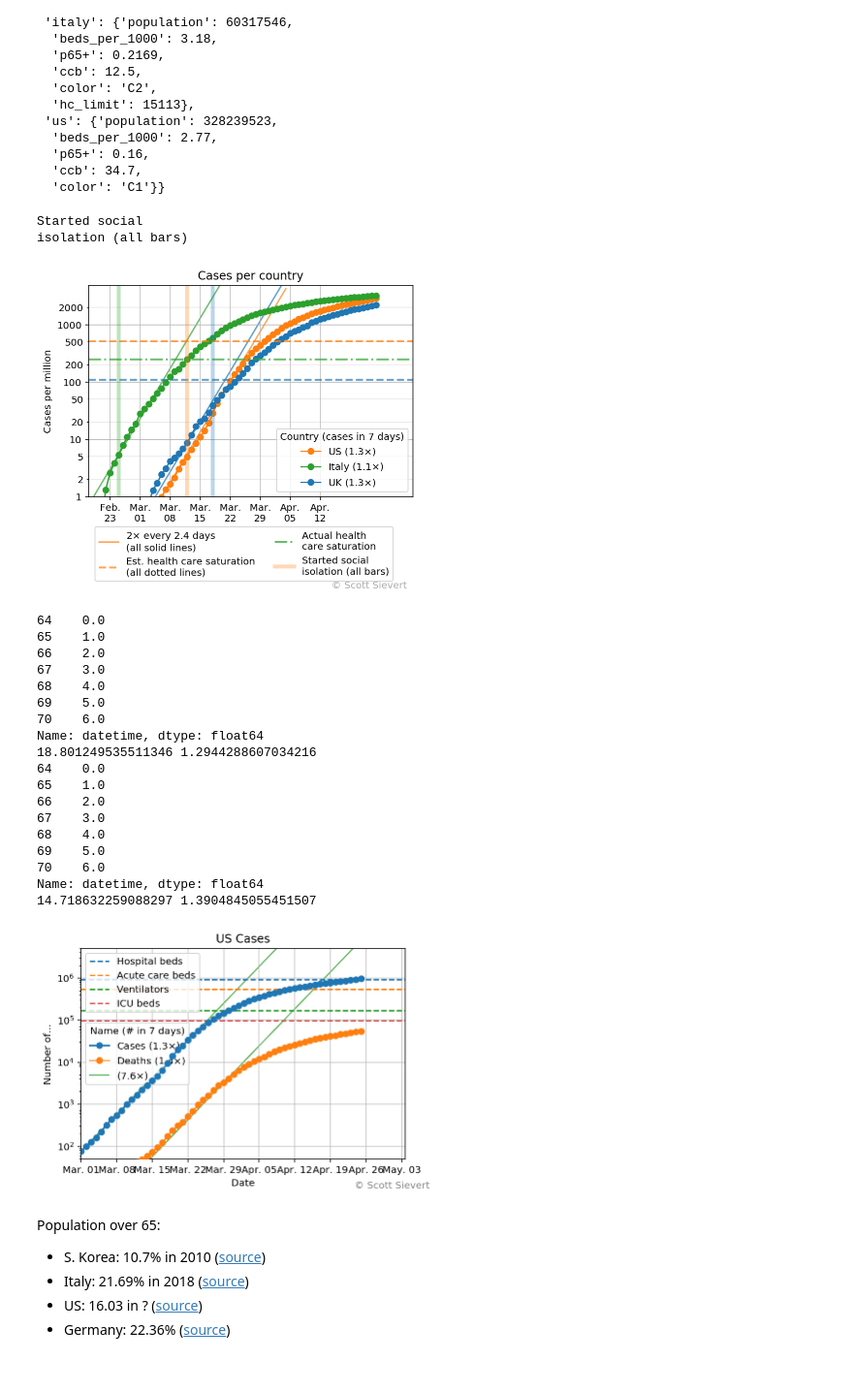
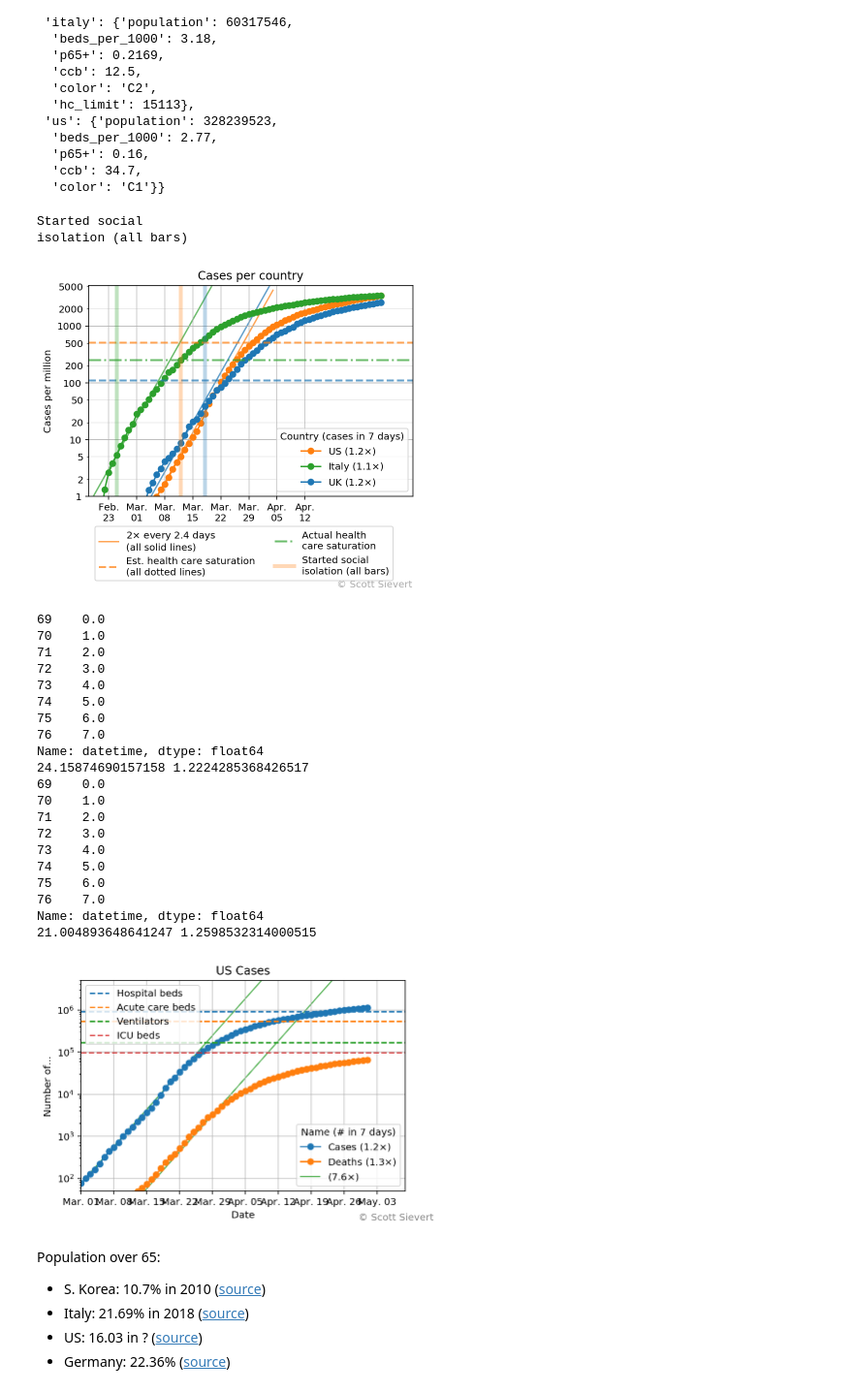
Before and after one commit to stsievert/covid-19, a Jupyter notebook: coronavirus.ipynb, the cells around one changed output. Shown at 97% size. Saved outputs shown, nothing was run; the diff lists cells and outputs as text; code cells hidden in the pictures.

```diff
--- a/coronavirus.ipynb
+++ b/coronavirus.ipynb
@@ -88,7 +88,7 @@ import numpy as np
 from datetime import datetime
 
 df["year"] = 2020
-months = {"Jan": 1, "Feb": 2, "Mar": 3, "Apr": 4}
+months = {"Jan": 1, "Feb": 2, "Mar": 3, "Apr": 4, "May": 5}
 df["month"] = df["date"].apply(lambda x: months[x.split(" ")[0]])
 df["day"] = df["date"].apply(lambda x: int(x.split(" ")[1]))
 
@@ -589,7 +589,7 @@ fig.savefig("imgs/rate.png", bbox_inches="tight", dpi=300)
 # %% [output]
 Started social
 isolation (all bars)
-[figure, old version]
+[figure, new version]
 # %%
 from datetime import timedelta
 us = {
@@ -620,7 +620,7 @@ for k, var in enumerate(["cases", "deaths"]):
         label = "Cases"
     elif var == "deaths":
         label = "Deaths"
-    line, = ax.plot(show.datetime, show.cases, f"C{k}o-", label=f"{label} ({weekly_rate:0.1f}$\\times$)", zorder=100)
+    line, = ax.plot(show.datetime, show.cases, f"C{k}o-", label=f"{label} ({weekly_rate:0.1f}$\\times$)")#, zorder=100)
     lines.append(line)
 
 ax.set_xlim(mdates.date2num(datetime(2020, 3, 1)), datetime.now() + timedelta(7))
@@ -636,55 +636,57 @@ lines.append(line3)
 hosp  = 1.3e-2 * y
 ax.plot(xticks, hosp, "C2", **kwargs)
 
-first_legend = ax.legend(loc="center left", title="Name (# in 7 days)", handles=lines)
+first_legend = ax.legend(loc="lower right", title="Name (# in 7 days)", handles=lines)
 ax.add_artist(first_legend)
 
 ax.set_title("US Cases")
 xlim = ax.get_xlim()
 meta_lines = []
 for label, num in us.items():
     if "_" in label:
         continue
     line, = ax.plot(xlim, [num, num], "--", label=label)
     meta_lines.append(line)
 ax.legend(loc="upper left", handles=meta_lines)
 
 ax.set_yscale("log")
 ax.grid(alpha=0.8, which="major", axis="y")
 # ax.grid(alpha=0.3, which="minor", axis="y")
 ax.grid(alpha=0.8, which="both", axis="x")
 ax.set_ylim(50, 5e6)
 ax.text(xlim[1] - 10, ax.get_ylim()[0] * 0.2, "© Scott Sievert", color="#" + "8" * 6)
 ax.set_ylabel("Number of...")
 ax.set_xlabel("Date")
 
 weeks = pd.date_range(start=df.datetime.min(), end=df.datetime.min() + timedelta(days=120), freq="1W")
 weeks_mpl = [mdates.date2num(w) for w in weeks]
 ax.xaxis.set_major_locator(plt.FixedLocator(weeks_mpl))
 ax.xaxis.set_major_formatter(mdates.DateFormatter('%b. %d'))
 
 fig.savefig("imgs/us.svg", bbox_inches="tight")
 fig.savefig("imgs/us.png", bbox_inches="tight", dpi=300)
 # %% [output]
-64    0.0
-65    1.0
-66    2.0
-67    3.0
-68    4.0
-69    5.0
-70    6.0
+69    0.0
+70    1.0
+71    2.0
+72    3.0
+73    4.0
+74    5.0
+75    6.0
+76    7.0
 Name: datetime, dtype: float64
-18.801249535511346 1.2944288607034216
-64    0.0
-65    1.0
-66    2.0
-67    3.0
-68    4.0
-69    5.0
-70    6.0
+24.15874690157158 1.2224285368426517
+69    0.0
+70    1.0
+71    2.0
+72    3.0
+73    4.0
+74    5.0
+75    6.0
+76    7.0
 Name: datetime, dtype: float64
-14.718632259088297 1.3904845055451507
+21.004893648641247 1.2598532314000515
-[figure, old version]
+[figure, new version]
 # %% [markdown]
 Population over 65:
 
```
Also changed, not shown: parts of 7 cells of this notebook, 30 other files.
